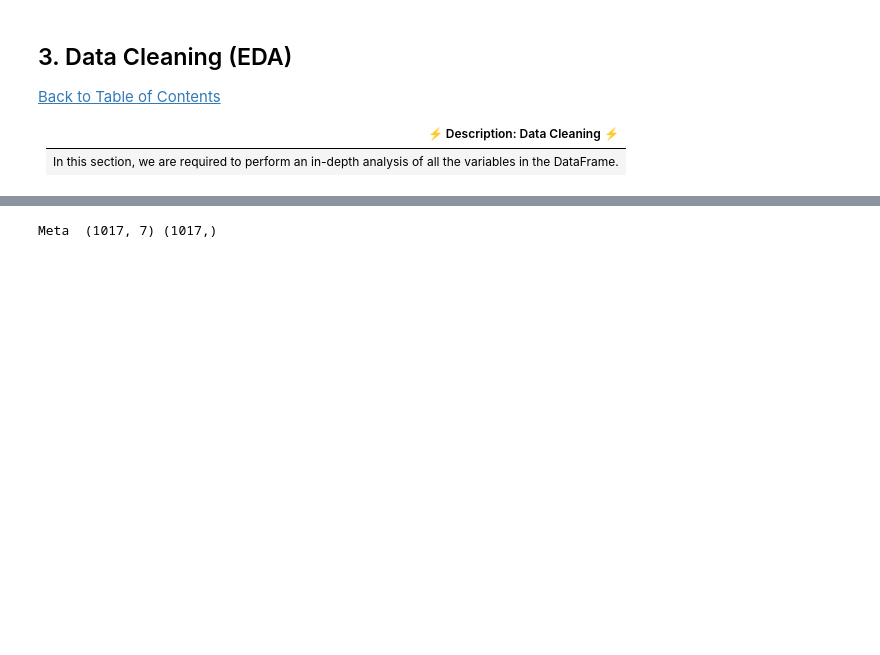
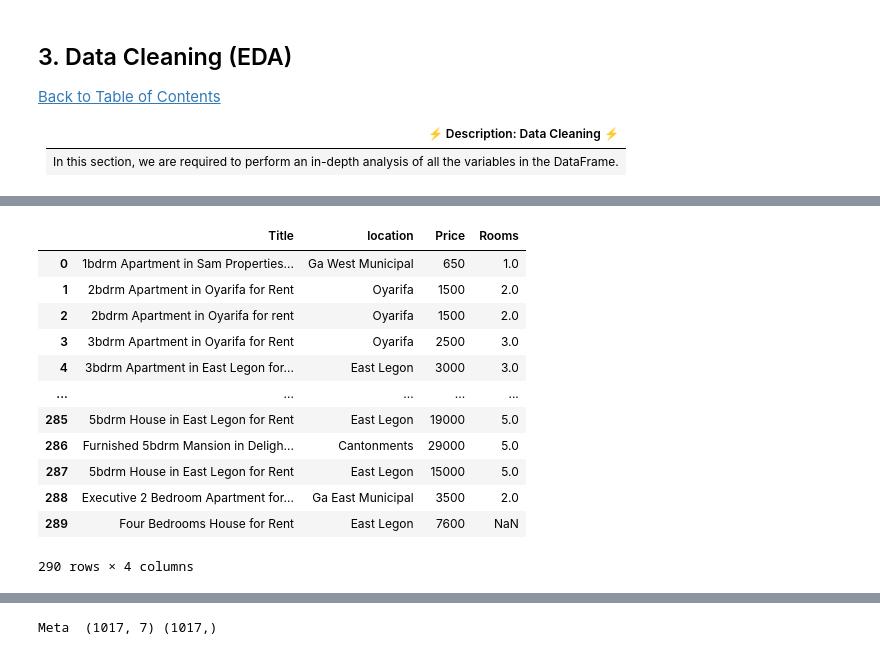
Before and after one commit to kojosbk/RentingProject, a Jupyter notebook: rent_in_accra.ipynb, the cells around one changed output, grey strips where cells are left out. Saved outputs shown, nothing was run; the diff lists cells and outputs as text; code cells hidden in the pictures; blank space fills up the shorter version.

```diff
--- a/rent_in_accra.ipynb
+++ b/rent_in_accra.ipynb
@@ -326,7 +129,0 @@ df.head(1195)
-# %%
-df["location"] = df["location"].str.strip()
-df["location"] = df["location"].str.lower()
-df['location_new'] = df['location'].str.split(',').str[0]
-df
-sorted(df["location_new"].unique())
-# print(len(df["location"].unique()))
@@ -380,16 +129,0 @@ df
-# %%
-df = df.drop(['Title',
- 'location',"location_new",
- 'Rooms'],axis =1)
-# %%
-# df[["Roomss"]].astype(float)
-df["Roomss"] = pd.to_numeric(df["Roomss"])
-
-
-def clean_dataset(df):
-    assert isinstance(df, pd.DataFrame), "df needs to be a pd.DataFrame"
-    df.dropna(inplace=True)
-    indices_to_keep = ~df.isin([np.nan, np.inf, -np.inf]).any(1)
-    return df[indices_to_keep].astype(np.float64)
-
-clean_dataset(df)
@@ -435,0 +161,9 @@ X_train, X_test, y_train, y_test = train_test_split(X_scaled,
+# %%
+#extracting
+df['Rooms'] = df['Title'].astype('str').str.extractall('(\d+)').unstack().fillna('').sum(axis=1).astype(int)
+# #convert the Romss colum to string
+df['Rooms'] = df['Rooms'].astype(str)
+# extracting the first number
+df['Rooms'] = df['Rooms'].str.extract('(\d{,1})')
+df["Rooms"] = pd.to_numeric(df["Rooms"])
+# df.loc[df['Rooms'] > 10]
@@ -435,0 +191,16 @@ X_train, X_test, y_train, y_test = train_test_split(X_scaled,
+# %%
+df.head(290)
+# %% [output]
+|  | Title | location | Price | Rooms |
+| 0 | 1bdrm Apartment in Sam Properties... | Ga West Municipal | 650 | 1.0 |
+| 1 | 2bdrm Apartment in Oyarifa for Rent | Oyarifa | 1500 | 2.0 |
+| 2 | 2bdrm Apartment in Oyarifa for rent | Oyarifa | 1500 | 2.0 |
+| 3 | 3bdrm Apartment in Oyarifa for Rent | Oyarifa | 2500 | 3.0 |
+| 4 | 3bdrm Apartment in East Legon for... | East Legon | 3000 | 3.0 |
+| ... | ... | ... | ... | ... |
+| 285 | 5bdrm House in East Legon for Rent | East Legon | 19000 | 5.0 |
+| 286 | Furnished 5bdrm Mansion in Deligh... | Cantonments | 29000 | 5.0 |
+| 287 | 5bdrm House in East Legon for Rent | East Legon | 15000 | 5.0 |
+| 288 | Executive 2 Bedroom Apartment for... | Ga East Municipal | 3500 | 2.0 |
+| 289 | Four Bedrooms House for Rent | East Legon | 7600 | NaN |
+290 rows × 4 columns
```
Also changed, not shown: parts of 59 cells of this notebook, 1 other file.
